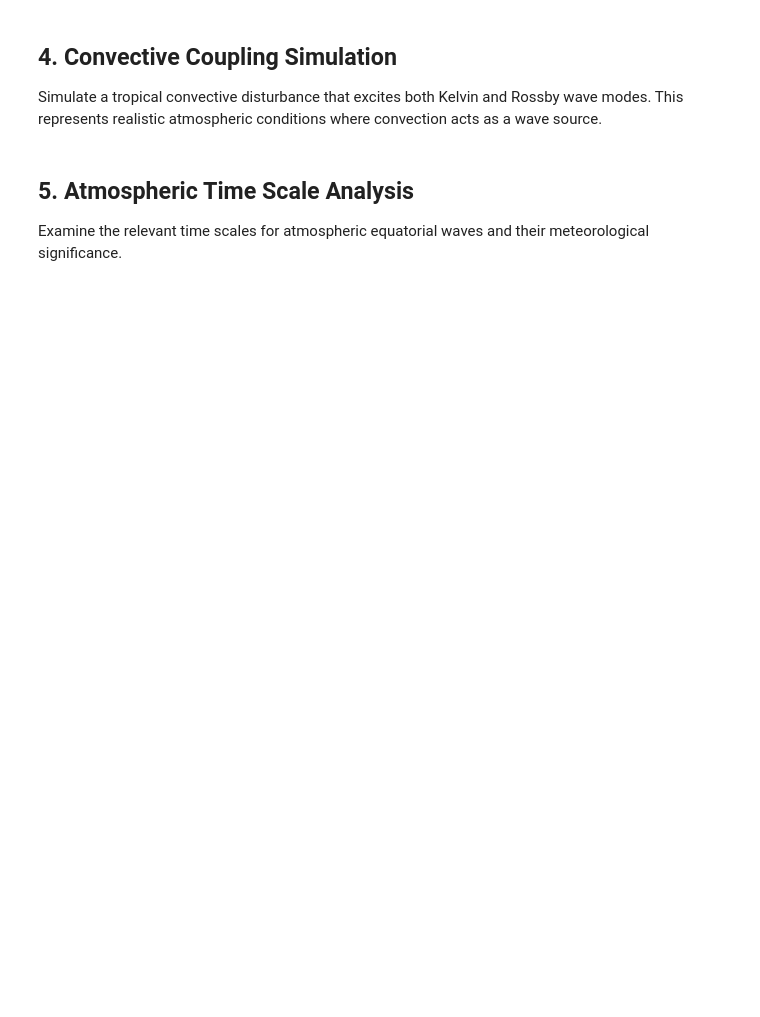
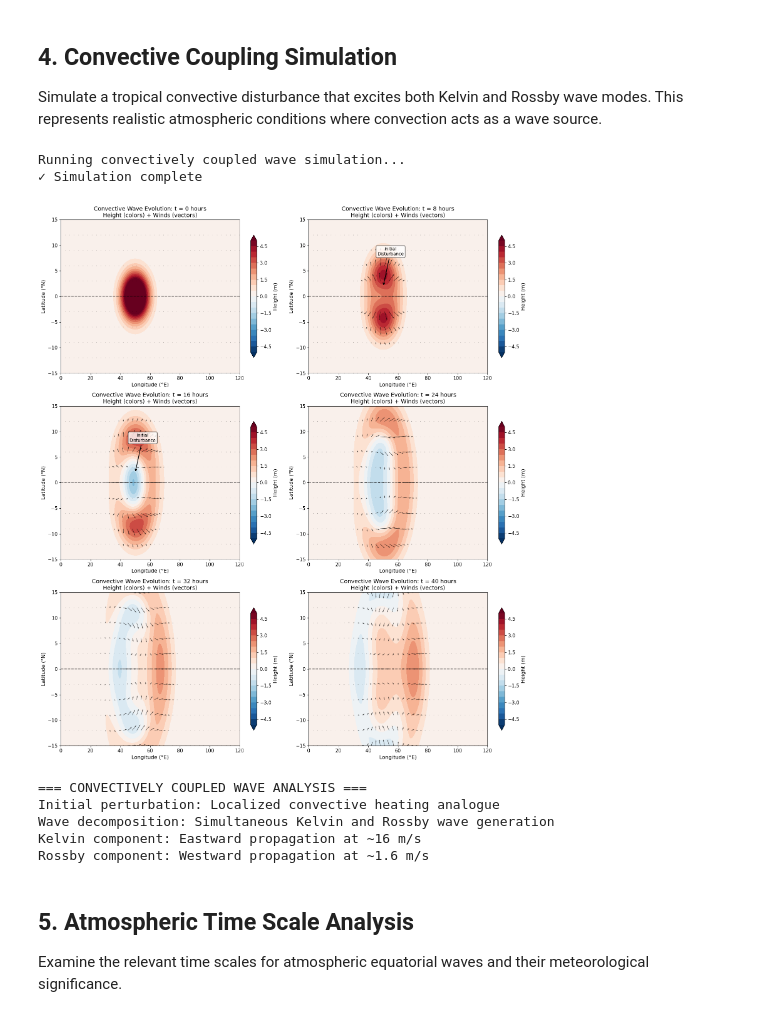
Before and after one commit to eldavenport/matsuno-model, a Jupyter notebook: atmospheric_waves_demo.ipynb, the cells around one changed output. Drawn from its saved outputs; the diff is of its cells as text; code cells hidden in the pictures; blank space fills up the shorter version.

```diff
--- a/atmospheric_waves_demo.ipynb
+++ b/atmospheric_waves_demo.ipynb
@@ -314,9 +292,10 @@ Simulate a tropical convective disturbance that excites both Kelvin and Rossby w
 This represents realistic atmospheric conditions where convection acts as a wave source.
 # %%
 # Create a convective heating-like perturbation
+amplitude = 10.0
 atm_convection = atm_model.initialize_gaussian_perturbation(
-    amplitude=12.0,         # 12 m - strong convective signal
-    lon_center=50.0,        # Over Indian Ocean
+    amplitude=amplitude,         # 12 m - strong convective signal
+    lon_center=50.0,        # Centered at 50°E
     lat_center=0.0,         # At equator
     sigma_lon=6.0,          # 6° longitude spread (localized convection)
     sigma_lat=3.0           # 3° latitude spread
@@ -337,7 +316,7 @@ for i, t_idx in enumerate(time_indices):
         time_hours = atm_conv_ds.time[t_idx].values
 
         # Plot height field
-        vmax = 12
+        vmax = 0.5*amplitude
         im = axes[i].contourf(atm_conv_ds.lon, atm_conv_ds.lat,
                              atm_conv_ds.eta[t_idx],
                              levels=np.linspace(-vmax, vmax, 21),
@@ -345,48 +324,47 @@ for i, t_idx in enumerate(time_indices):
 
         # Add wind vectors
         skip = 6
-        wind_scale = 300
+        wind_scale = 50
         axes[i].quiver(atm_conv_ds.lon[::skip], atm_conv_ds.lat[::skip],
                       atm_conv_ds.u[t_idx, ::skip, ::skip],
                       atm_conv_ds.v[t_idx, ::skip, ::skip],
                       scale=wind_scale, alpha=0.7, width=0.002)
 
         axes[i].set_title(f'Convective Wave Evolution: t = {time_hours:.0f} hours\nHeight (colors) + Winds (vectors)')
         axes[i].set_xlabel('Longitude (°E)')
         axes[i].set_ylabel('Latitude (°N)')
         axes[i].axhline(0, color='k', linestyle='--', alpha=0.5)
 
         # Add colorbar
         cbar = plt.colorbar(im, ax=axes[i], shrink=0.8)
         cbar.set_label('Height (m)')
 
         # Add annotations for wave identification
         if time_hours > 0:
             if time_hours <= 16:
                 axes[i].annotate('Initial\nDisturbance', xy=(50, 2), xytext=(55, 8),
                                arrowprops=dict(arrowstyle='->', color='black', lw=1.5),
                                fontsize=10, ha='center',
                                bbox=dict(boxstyle='round,pad=0.3', facecolor='white', alpha=0.8))
-            elif time_hours <= 32:
-                axes[i].annotate('Kelvin Wave\n(Eastward)', xy=(70, 0), xytext=(75, 8),
-                               arrowprops=dict(arrowstyle='->', color='blue', lw=1.5),
-                               fontsize=10, ha='center', color='blue',
-                               bbox=dict(boxstyle='round,pad=0.3', facecolor='lightblue', alpha=0.8))
-                axes[i].annotate('Rossby Wave\n(Westward)', xy=(35, 5), xytext=(25, 10),
-                               arrowprops=dict(arrowstyle='->', color='red', lw=1.5),
-                               fontsize=10, ha='center', color='red',
-                               bbox=dict(boxstyle='round,pad=0.3', facecolor='lightcoral', alpha=0.8))
 
 plt.tight_layout()
 plt.show()
 
 # Analyze wave separation
 print(f"\n=== CONVECTIVELY COUPLED WAVE ANALYSIS ===")
 print(f"Initial perturbation: Localized convective heating analogue")
 print(f"Wave decomposition: Simultaneous Kelvin and Rossby wave generation")
 print(f"Kelvin component: Eastward propagation at ~{atm_model.c:.0f} m/s")
 print(f"Rossby component: Westward propagation at ~{atm_model.c/10:.1f} m/s")
-print(f"Meteorological relevance: MJO initiation, tropical cyclogenesis")
+# %% [output]
+Running convectively coupled wave simulation...
+✓ Simulation complete
+[figure, added]
+=== CONVECTIVELY COUPLED WAVE ANALYSIS ===
+Initial perturbation: Localized convective heating analogue
+Wave decomposition: Simultaneous Kelvin and Rossby wave generation
+Kelvin component: Eastward propagation at ~16 m/s
+Rossby component: Westward propagation at ~1.6 m/s
 # %% [markdown]
 ## 5. Atmospheric Time Scale Analysis
 
```
Also changed, not shown: parts of 9 cells of this notebook.
